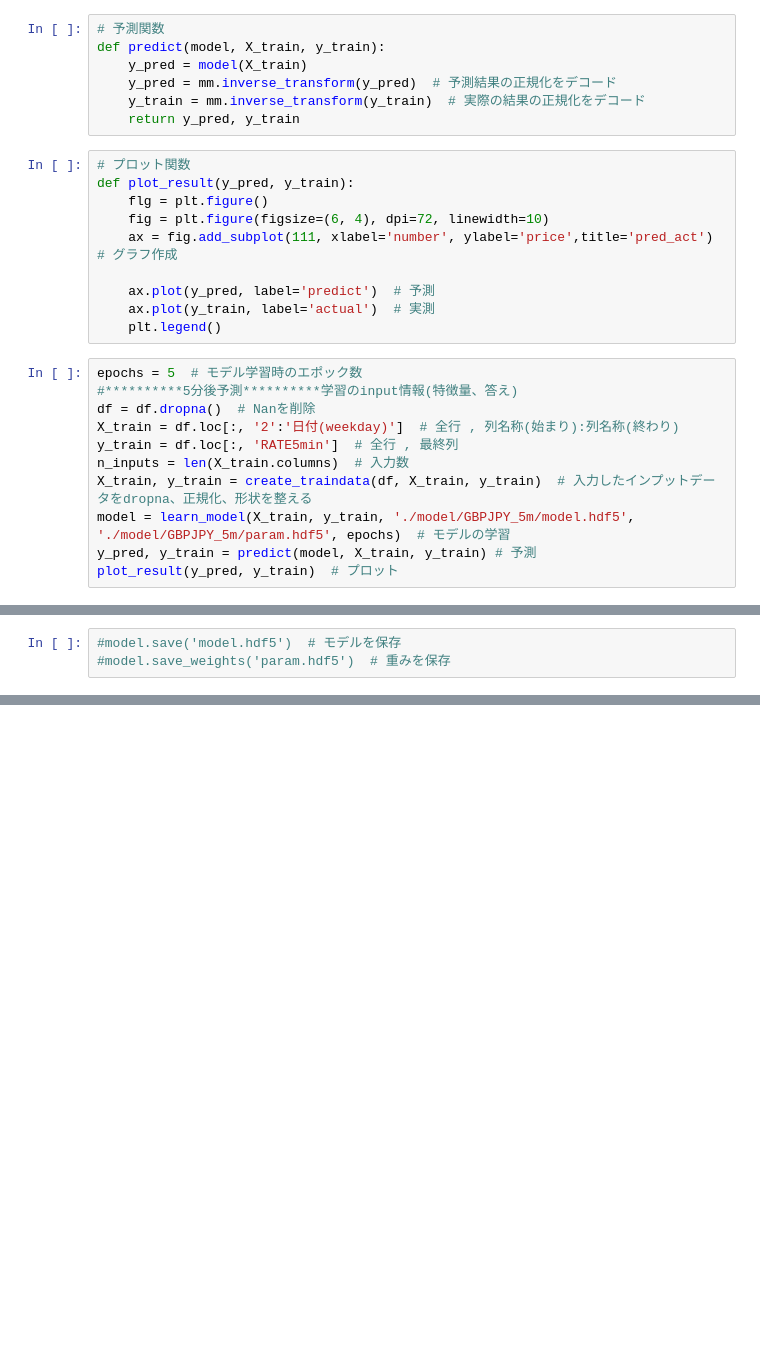
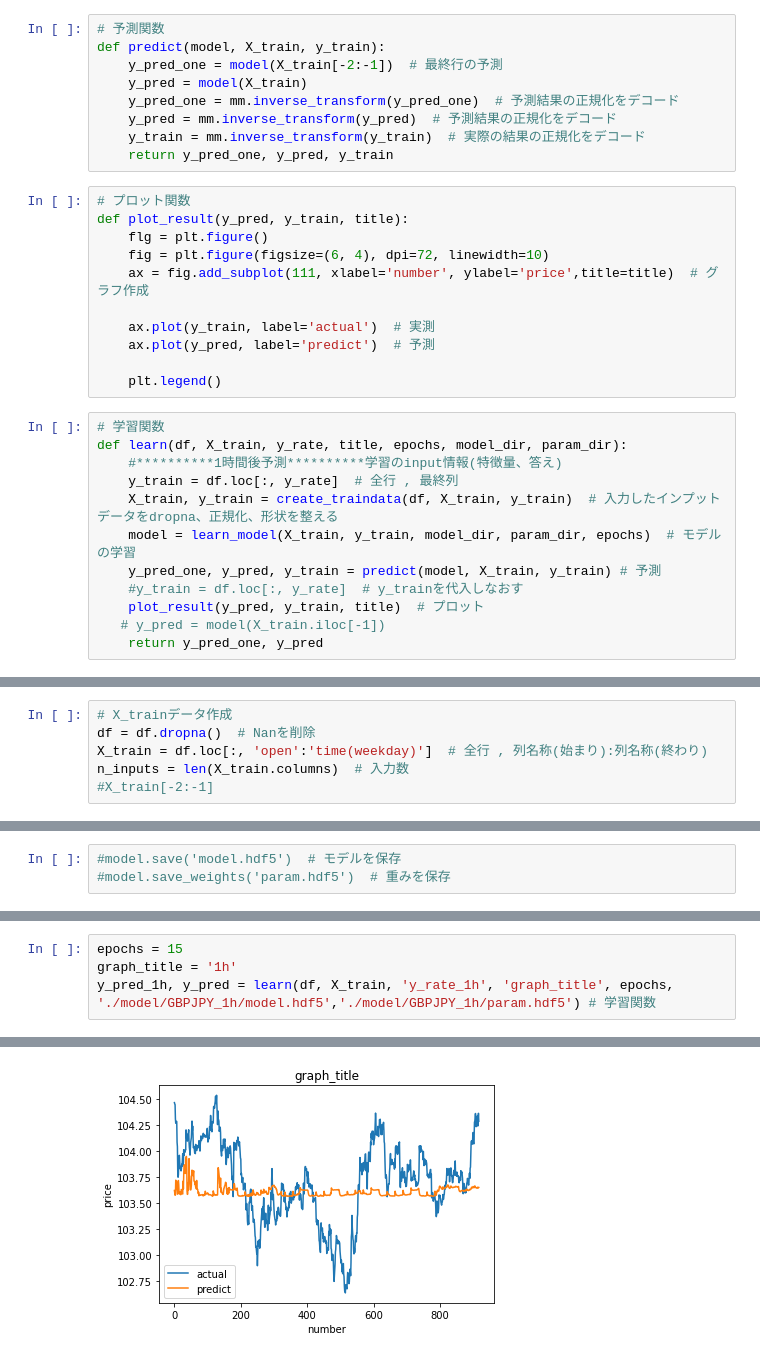
Before and after one commit to hnmwt/deep, a Jupyter notebook: FX/oanda/モデル作成.ipynb, the cells around one changed output, grey strips where cells are left out. Drawn from its saved outputs; the diff is of its cells as text; blank space fills up the shorter version.

```diff
--- a/FX/oanda/モデル作成.ipynb
+++ b/FX/oanda/モデル作成.ipynb
@@ -145,28 +155,32 @@ def learn_model(X_train, y_train, model_name, param_name, epochs):
 # %%
 # 予測関数
 def predict(model, X_train, y_train):
+    y_pred_one = model(X_train[-2:-1])  # 最終行の予測
     y_pred = model(X_train)
+    y_pred_one = mm.inverse_transform(y_pred_one)  # 予測結果の正規化をデコード
     y_pred = mm.inverse_transform(y_pred)  # 予測結果の正規化をデコード
     y_train = mm.inverse_transform(y_train)  # 実際の結果の正規化をデコード
-    return y_pred, y_train
+    return y_pred_one, y_pred, y_train
 # %%
 # プロット関数
-def plot_result(y_pred, y_train):
+def plot_result(y_pred, y_train, title):
     flg = plt.figure()
     fig = plt.figure(figsize=(6, 4), dpi=72, linewidth=10)
-    ax = fig.add_subplot(111, xlabel='number', ylabel='price',title='pred_act')  # グラフ作成
+    ax = fig.add_subplot(111, xlabel='number', ylabel='price',title=title)  # グラフ作成
 
+    ax.plot(y_train, label='actual')  # 実測
     ax.plot(y_pred, label='predict')  # 予測
-    ax.plot(y_train, label='actual')  # 実測
+
     plt.legend()
 # %%
-epochs = 5  # モデル学習時のエポック数
-#**********5分後予測**********学習のinput情報(特徴量、答え)
-df = df.dropna()  # Nanを削除
-X_train = df.loc[:, '2':'日付(weekday)']  # 全行 , 列名称(始まり):列名称(終わり)
-y_train = df.loc[:, 'RATE5min']  # 全行 , 最終列
-n_inputs = len(X_train.columns)  # 入力数
-X_train, y_train = create_traindata(df, X_train, y_train)  # 入力したインプットデータをdropna、正規化、形状を整える
-model = learn_model(X_train, y_train, './model/GBPJPY_5m/model.hdf5', './model/GBPJPY_5m/param.hdf5', epochs)  # モデルの学習
-y_pred, y_train = predict(model, X_train, y_train) # 予測
-plot_result(y_pred, y_train)  # プロット
+# 学習関数
+def learn(df, X_train, y_rate, title, epochs, model_dir, param_dir):
+    #**********1時間後予測**********学習のinput情報(特徴量、答え)
+    y_train = df.loc[:, y_rate]  # 全行 , 最終列
+    X_train, y_train = create_traindata(df, X_train, y_train)  # 入力したインプットデータをdropna、正規化、形状を整える
+    model = learn_model(X_train, y_train, model_dir, param_dir, epochs)  # モデルの学習
+    y_pred_one, y_pred, y_train = predict(model, X_train, y_train) # 予測
+    #y_train = df.loc[:, y_rate]  # y_trainを代入しなおす
+    plot_result(y_pred, y_train, title)  # プロット
+   # y_pred = model(X_train.iloc[-1])
+    return y_pred_one, y_pred
@@ -211,3 +187,9 @@ KeyboardInterrupt:
+# %%
+# X_trainデータ作成
+df = df.dropna()  # Nanを削除
+X_train = df.loc[:, 'open':'time(weekday)']  # 全行 , 列名称(始まり):列名称(終わり)
+n_inputs = len(X_train.columns)  # 入力数
+#X_train[-2:-1]
 # %%
 #model = keras.models.load_model('model.hdf5')  # モデルを読込み
 #model.load_weights('param.hdf5')  # 重みを読込み
@@ -216,0 +216,5 @@ KeyboardInterrupt:
+# %%
+epochs = 15
+graph_title = '1h'
+y_pred_1h, y_pred = learn(df, X_train, 'y_rate_1h', 'graph_title', epochs, './model/GBPJPY_1h/model.hdf5','./model/GBPJPY_1h/param.hdf5') # 学習関数
+# %% [output]
@@ -216,0 +239 @@ KeyboardInterrupt:
+[figure, added]
```
Also changed, not shown: parts of 30 cells of this notebook.
